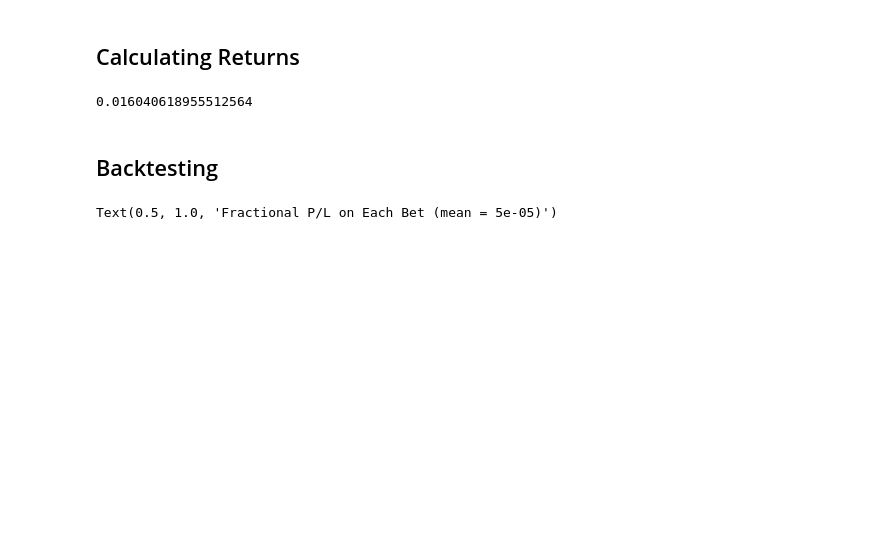
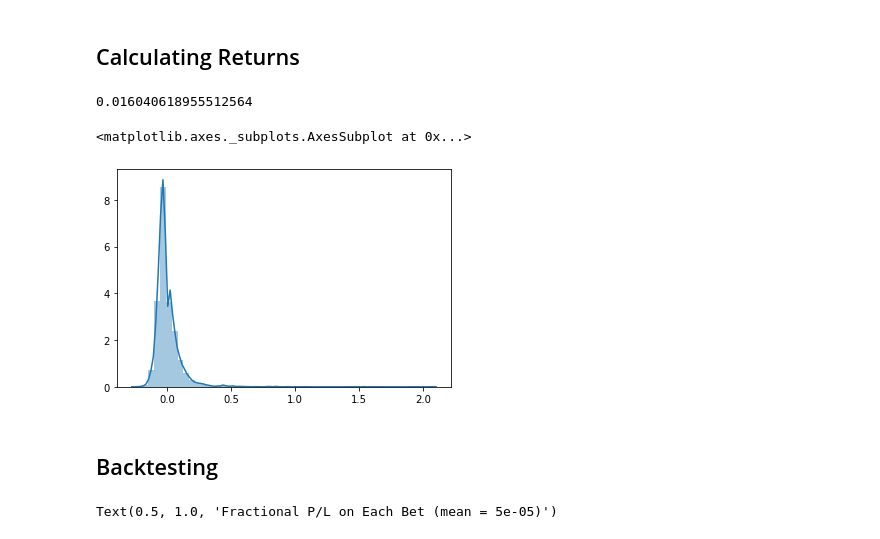
Before and after one commit to jb-c/Tennis_Betting, a Jupyter notebook: 4. Backtesting/Backtesting - kelly attempt.ipynb, the cells around one changed output. Cells and saved outputs as stored; diff of their text form; code cells hidden in the pictures; blank space fills up the shorter version.

```diff
--- a/4. Backtesting/Backtesting - kelly attempt.ipynb
+++ b/4. Backtesting/Backtesting - kelly attempt.ipynb
@@ -103,6 +103,14 @@ df.loc[df["bet on B"],'kelly_bet'] = ((1-b_df["prediction"])*b_df["B_odds"]-1)/b
 print(df[df["bet on A"] | df["bet on B"]]['profit'].mean())
 # %% [output]
 0.016040618955512564
+# %%
+kelly_profit = df[df["bet on A"] | df["bet on B"]]['kelly_bet'] * df[df["bet on A"] | df["bet on B"]]['profit']
+# %%
+import seaborn as sns
+sns.distplot(kelly_profit)
+# %% [output]
+<matplotlib.axes._subplots.AxesSubplot at 0x...>
+[figure, added]
 # %% [markdown]
 ## Backtesting
 # %%
```
Also changed, not shown: parts of 3 cells of this notebook, 2 other files.
